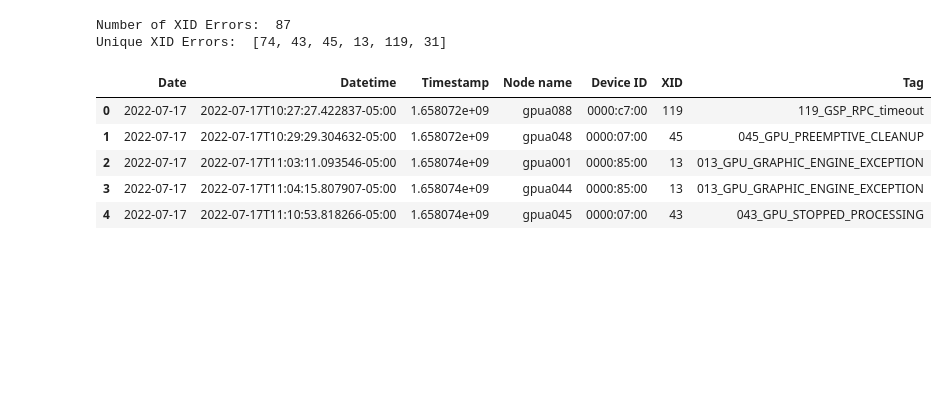
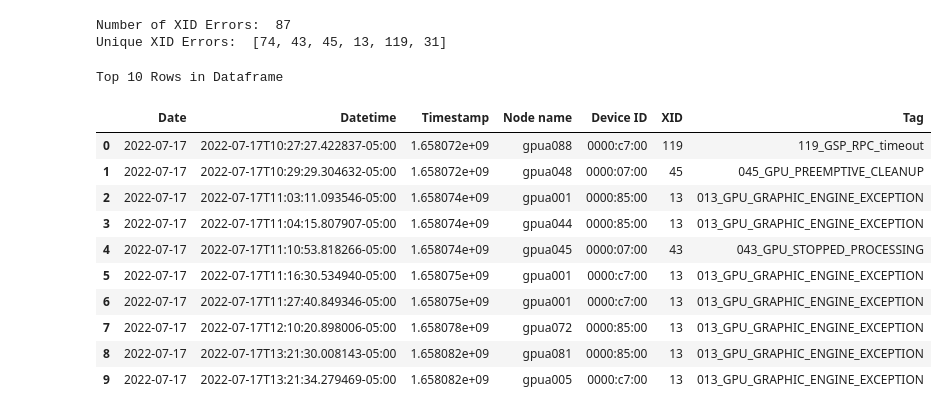
Before and after one commit to s1oly/GPUFailureAnalysis, a Jupyter notebook: project_1.ipynb, the cells around one changed output. Drawn from its saved outputs; the diff is of its cells as text; code cells hidden in the pictures; blank space fills up the shorter version.

```diff
--- a/project_1.ipynb
+++ b/project_1.ipynb
@@ -49,13 +50,29 @@ dataframe = pd.DataFrame(rows)
 
 dataframe['Timestamp'] = pd.to_numeric(dataframe['Timestamp'])
 dataframe = dataframe.sort_values(by='Timestamp', ascending=True)
-dataframe.head()
 
 # Task 0 completed
-# %% [output]
-|  | Date | Datetime | Timestamp | Node name | Device ID | XID | Tag |
-| 0 | 2022-07-17 | 2022-07-17T10:27:27.422837-05:00 | 1.658072e+09 | gpua088 | 0000:c7:00 | 119 | 119_GSP_RPC_timeout |
-| 1 | 2022-07-17 | 2022-07-17T10:29:29.304632-05:00 | 1.658072e+09 | gpua048 | 0000:07:00 | 45 | 045_GPU_PREEMPTIVE_CLEANUP |
-| 2 | 2022-07-17 | 2022-07-17T11:03:11.093546-05:00 | 1.658074e+09 | gpua001 | 0000:85:00 | 13 | 013_GPU_GRAPHIC_ENGINE_EXCEPTION |
-| 3 | 2022-07-17 | 2022-07-17T11:04:15.807907-05:00 | 1.658074e+09 | gpua044 | 0000:85:00 | 13 | 013_GPU_GRAPHIC_ENGINE_EXCEPTION |
-| 4 | 2022-07-17 | 2022-07-17T11:10:53.818266-05:00 | 1.658074e+09 | gpua045 | 0000:07:00 | 43 | 043_GPU_STOPPED_PROCESSING |
+# %%
+top_ten_rows = dataframe.head(10)
+print("Top 10 Rows in Dataframe")
+display(top_ten_rows)
+
+first_unix = dataframe.head(1)['Timestamp'].values
+first_datetime =  dataframe.head(1)['Datetime'].values
+
+print("First UNIX Timestamp:", first_unix)
+print("First Human-readable Datetime:", first_datetime)
+# 1.1 completed
+# %% [output]
+Top 10 Rows in Dataframe
+|  | Date | Datetime | Timestamp | Node name | Device ID | XID | Tag |
+| 0 | 2022-07-17 | 2022-07-17T10:27:27.422837-05:00 | 1.658072e+09 | gpua088 | 0000:c7:00 | 119 | 119_GSP_RPC_timeout |
+| 1 | 2022-07-17 | 2022-07-17T10:29:29.304632-05:00 | 1.658072e+09 | gpua048 | 0000:07:00 | 45 | 045_GPU_PREEMPTIVE_CLEANUP |
+| 2 | 2022-07-17 | 2022-07-17T11:03:11.093546-05:00 | 1.658074e+09 | gpua001 | 0000:85:00 | 13 | 013_GPU_GRAPHIC_ENGINE_EXCEPTION |
+| 3 | 2022-07-17 | 2022-07-17T11:04:15.807907-05:00 | 1.658074e+09 | gpua044 | 0000:85:00 | 13 | 013_GPU_GRAPHIC_ENGINE_EXCEPTION |
+| 4 | 2022-07-17 | 2022-07-17T11:10:53.818266-05:00 | 1.658074e+09 | gpua045 | 0000:07:00 | 43 | 043_GPU_STOPPED_PROCESSING |
+| 5 | 2022-07-17 | 2022-07-17T11:16:30.534940-05:00 | 1.658075e+09 | gpua001 | 0000:c7:00 | 13 | 013_GPU_GRAPHIC_ENGINE_EXCEPTION |
+| 6 | 2022-07-17 | 2022-07-17T11:27:40.849346-05:00 | 1.658075e+09 | gpua001 | 0000:c7:00 | 13 | 013_GPU_GRAPHIC_ENGINE_EXCEPTION |
+| 7 | 2022-07-17 | 2022-07-17T12:10:20.898006-05:00 | 1.658078e+09 | gpua072 | 0000:85:00 | 13 | 013_GPU_GRAPHIC_ENGINE_EXCEPTION |
+| 8 | 2022-07-17 | 2022-07-17T13:21:30.008143-05:00 | 1.658082e+09 | gpua081 | 0000:85:00 | 13 | 013_GPU_GRAPHIC_ENGINE_EXCEPTION |
+| 9 | 2022-07-17 | 2022-07-17T13:21:34.279469-05:00 | 1.658082e+09 | gpua005 | 0000:c7:00 | 13 | 013_GPU_GRAPHIC_ENGINE_EXCEPTION |
```
Also changed, not shown: parts of 4 cells of this notebook.
